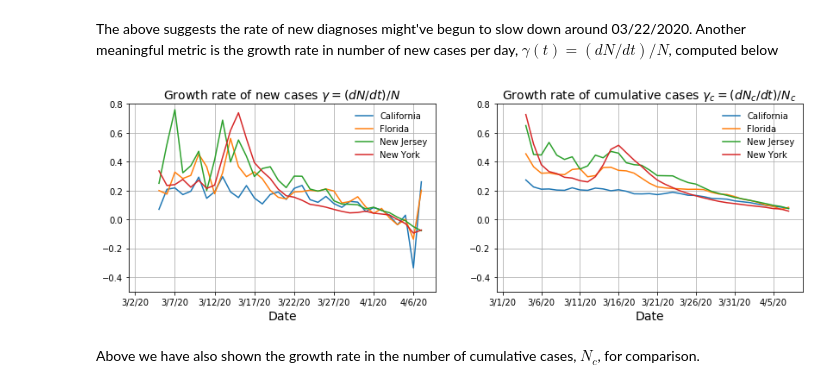
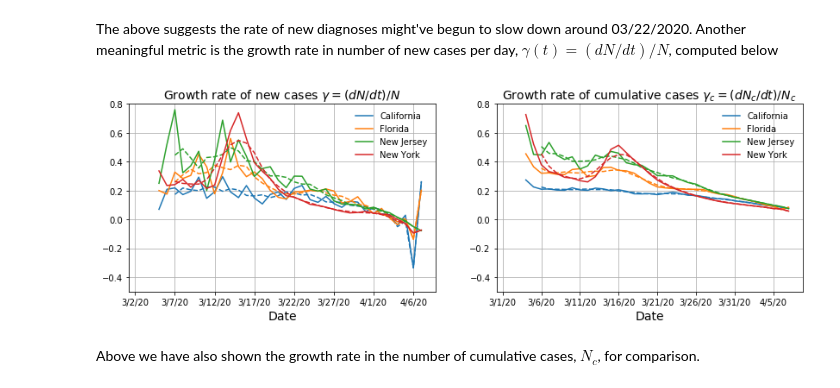
Before and after one commit to manauref/pyCOVID19, a Jupyter notebook: jupyter/publicDataExplorer.ipynb, the cells around one changed output. Drawn from its saved outputs; the diff is of its cells as text; code cells hidden in the pictures.

Commit message:
Add smoothed growth rates to plots.

```diff
--- a/jupyter/publicDataExplorer.ipynb
+++ b/jupyter/publicDataExplorer.ipynb
@@ -135,35 +135,43 @@ The above suggests the rate of new diagnoses might've begun to slow down around
 # %%
 #.Growth rate of new cases per day.
 #.First we perform a moving average of N(t), then calculate dN/dt with a finite difference.
 
-stateGamma = stateNps.divide(stateNs)
+stateGamma  = stateNps.divide(stateNs)
+stateGammas = dataFrameSmoothing(stateGamma,avWindow)
 
 plt.subplot(1,2,1)
+hax = list()
 for s in range(nStates):
-    cStateGamma = stateGamma.loc[usStates[s],:]
-    hax         = cStateGamma.plot(figsize=[14,4])
-plt.legend(usStates, frameon=False)
+    cStateGamma  = stateGamma.loc[usStates[s],:]
+    cStateGammas = stateGammas.loc[usStates[s],:]
+    hax.append(cStateGamma.plot(figsize=[14,4], label=usStates[s]))
+    cStateGammas.plot(linestyle='--',color=plt.gca().lines[-1].get_color(),label='')
+plt.legend(frameon=False)
 plt.title(r'Growth rate of new cases $\gamma=(dN/dt)/N$',fontsize=14)
 plt.xlabel('Date',fontsize=14)
 plt.ylim((-0.5,0.8))
 plt.grid()
 
 #.Also compute the growth in cumulative cases.
-stateNCs    = dataFrameSmoothing(stateData,avWindow)
-stateNCp    = stateNCs.transpose().diff().transpose()
-stateNCps   = dataFrameSmoothing(stateNCp,avWindow)
-stateGammaC = stateNCps.divide(stateNCs)
+stateNCs     = dataFrameSmoothing(stateData,avWindow)
+stateNCp     = stateNCs.transpose().diff().transpose()
+stateNCps    = dataFrameSmoothing(stateNCp,avWindow)
+stateGammaC  = stateNCps.divide(stateNCs)
+stateGammaCs = dataFrameSmoothing(stateGammaC,avWindow)
 
 plt.subplot(1,2,2)
+hax = list()
 for s in range(nStates):
-    cStateGammaC = stateGammaC.loc[usStates[s],:]
-    hax          = cStateGammaC.plot(figsize=[14,4])
-plt.legend(usStates, frameon=False)
+    cStateGammaC  = stateGammaC.loc[usStates[s],:]
+    cStateGammaCs = stateGammaCs.loc[usStates[s],:]
+    hax.append(cStateGammaC.plot(figsize=[14,4], label=usStates[s]))
+    cStateGammaCs.plot(linestyle='--',color=plt.gca().lines[-1].get_color(),label='')
+plt.legend(frameon=False)
 plt.title(r'Growth rate of cumulative cases $\gamma_c=(dN_c/dt)/N_c$',fontsize=14)
 plt.xlabel('Date',fontsize=14)
 plt.ylim((-0.5,0.8))
 plt.grid()
 # %% [output]
-[figure, old version]
+[figure, new version]
 # %% [markdown]
 Above we have also shown the growth rate in the number of cumulative cases, $N_c$, for comparison.
```
